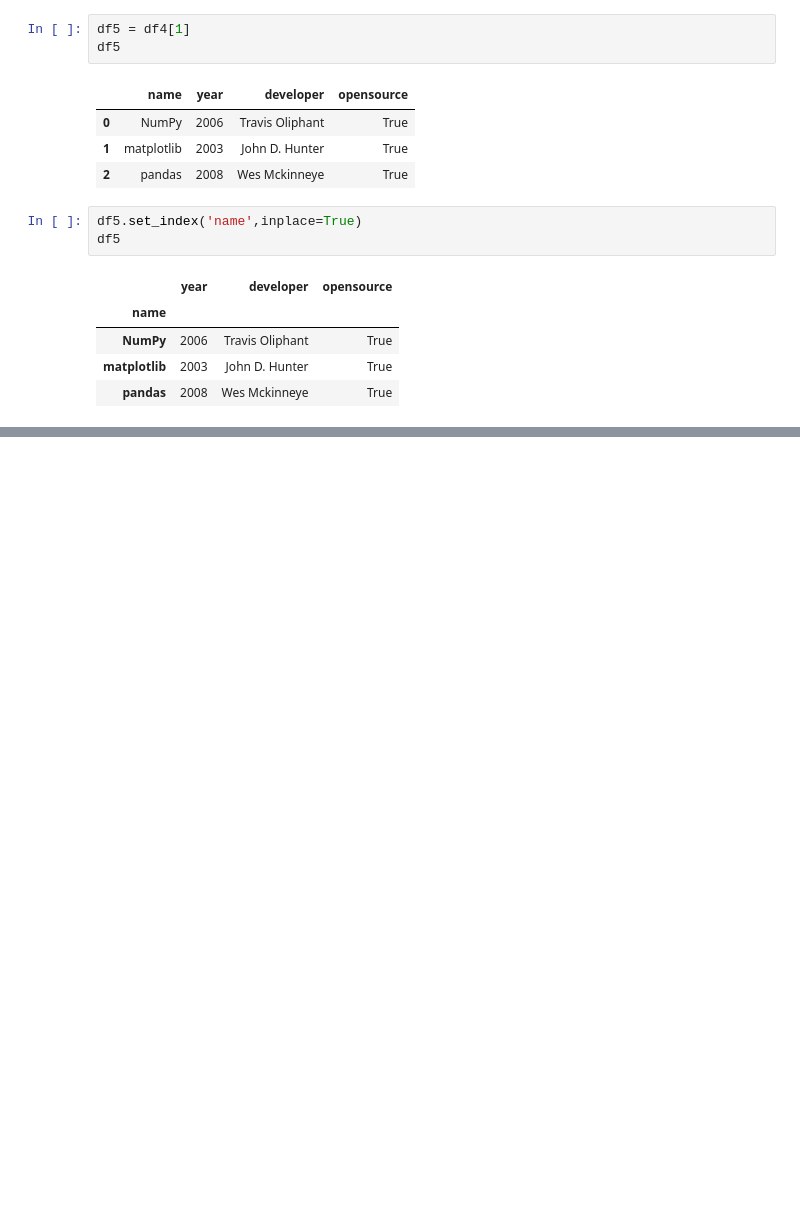
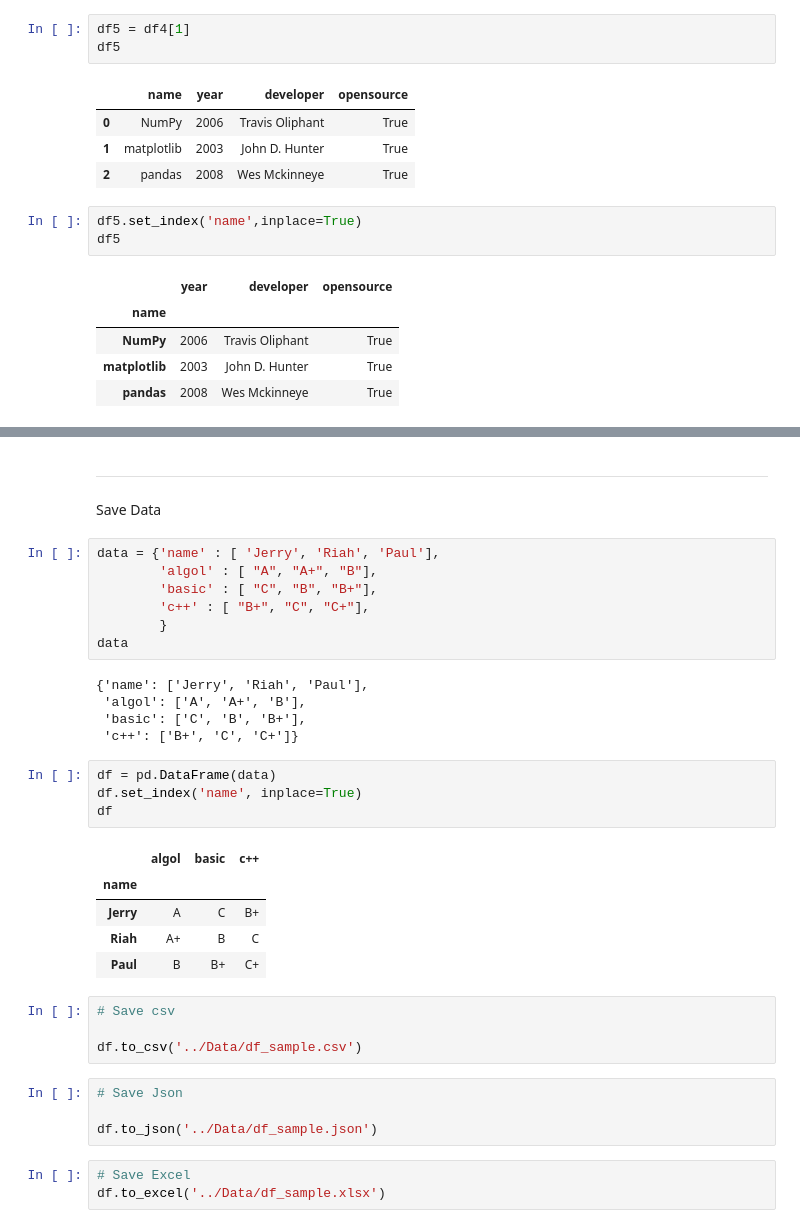
Before and after one commit to LeeHosik/Python-Study, a Jupyter notebook: DataAnalysis/Note/03. Data입출력.ipynb, the cells around one changed output, grey strips where cells are left out. Drawn from its saved outputs; the diff is of its cells as text; blank space fills up the shorter version.

```diff
--- a/DataAnalysis/Note/03. Data입출력.ipynb
+++ b/DataAnalysis/Note/03. Data입출력.ipynb
@@ -88,0 +212,36 @@ df5
+# %% [markdown]
+---
+Save Data
+# %%
+data = {'name' : [ 'Jerry', 'Riah', 'Paul'],
+        'algol' : [ "A", "A+", "B"],
+        'basic' : [ "C", "B", "B+"],
+        'c++' : [ "B+", "C", "C+"],
+        }
+data
+# %% [output]
+{'name': ['Jerry', 'Riah', 'Paul'],
+ 'algol': ['A', 'A+', 'B'],
+ 'basic': ['C', 'B', 'B+'],
+ 'c++': ['B+', 'C', 'C+']}
+# %%
+df = pd.DataFrame(data)
+df.set_index('name', inplace=True)
+df
+# %% [output]
+|  | algol | basic | c++ |
+| name |  |  |  |
+| Jerry | A | C | B+ |
+| Riah | A+ | B | C |
+| Paul | B | B+ | C+ |
+# %%
+# Save csv
+
+df.to_csv('../Data/df_sample.csv')
+# %%
+# Save Json
+
+df.to_json('../Data/df_sample.json')
+# %%
+# Save Excel
+df.to_excel('../Data/df_sample.xlsx')
```
Also changed, not shown: parts of 20 cells of this notebook, 6 other files.
